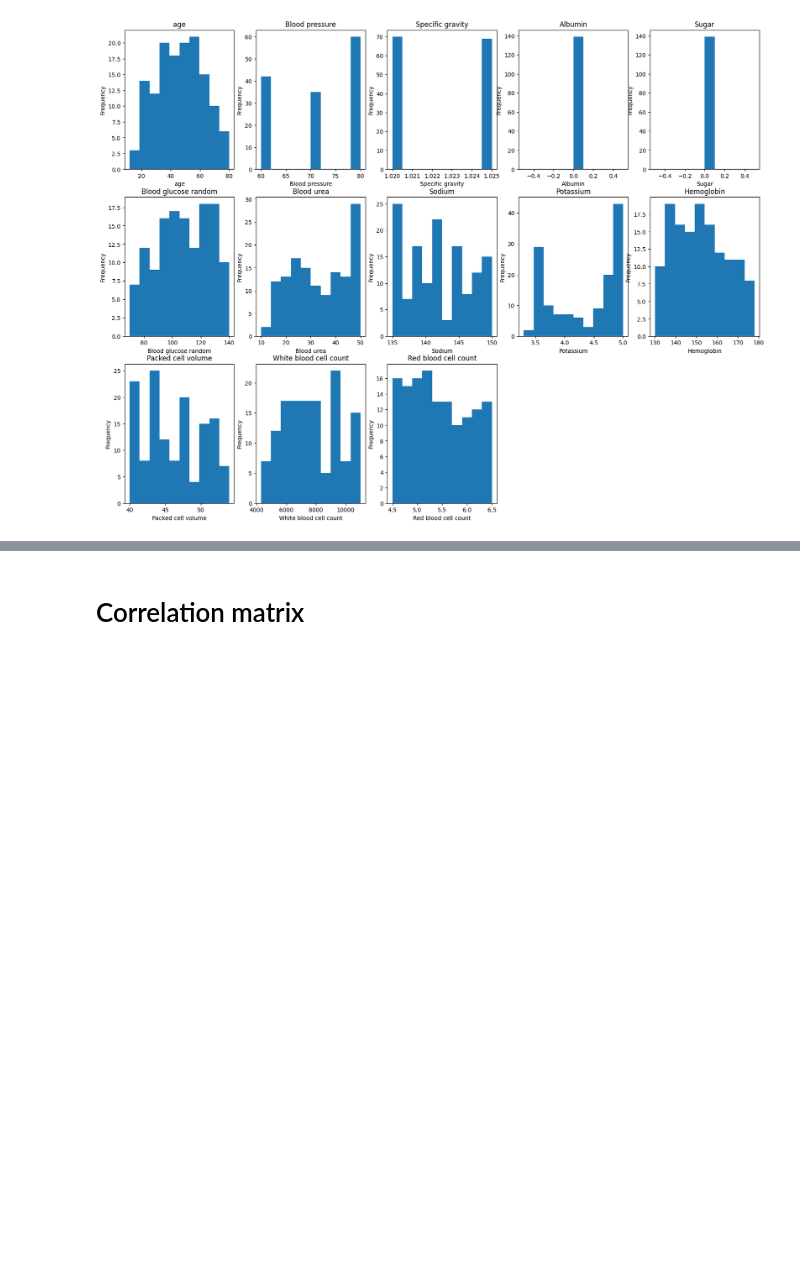
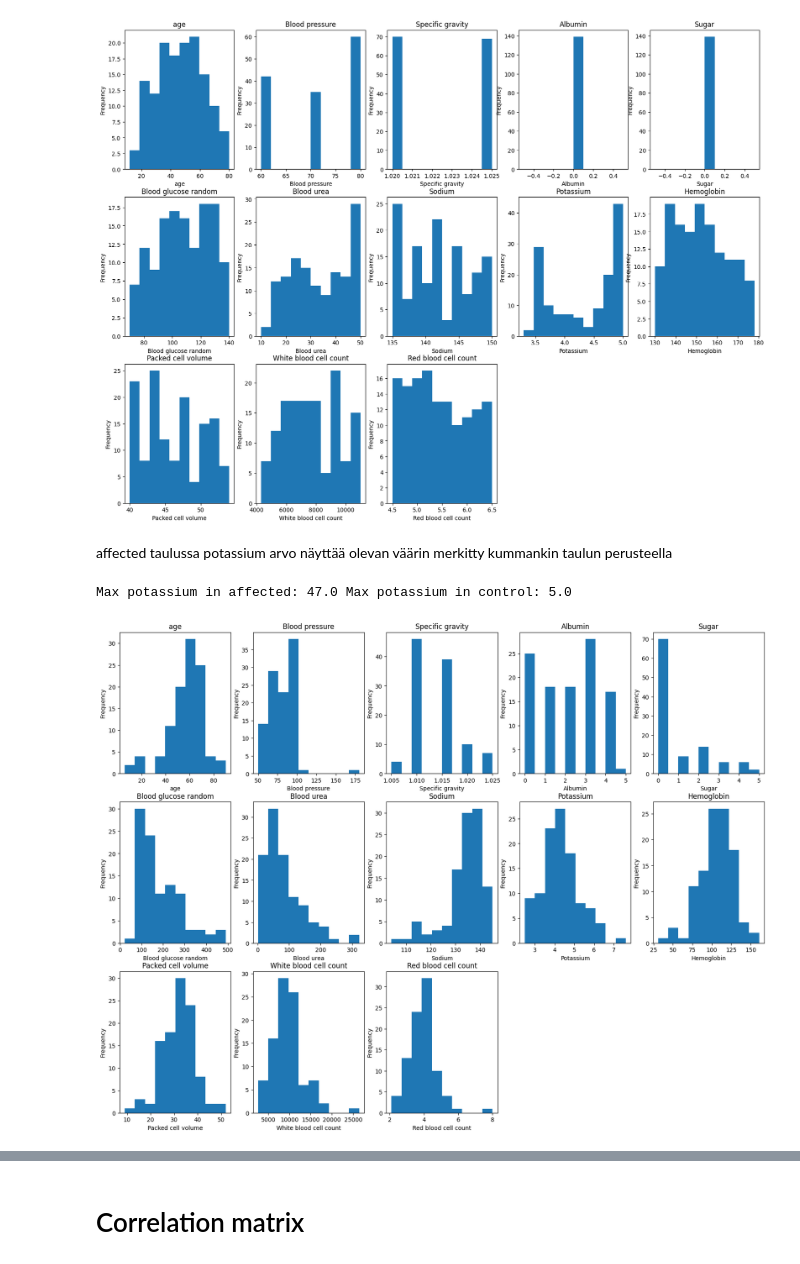
Before and after one commit to JarkkoKarki/Koneoppiminen, a Jupyter notebook: Teht/01_Data_preprocessing.ipynb, the cells around one changed output, grey strips where cells are left out. Drawn from its saved outputs; the diff is of its cells as text; code cells hidden in the pictures; blank space fills up the shorter version.

Commit message:
Changed data

```diff
--- a/Teht/01_Data_preprocessing.ipynb
+++ b/Teht/01_Data_preprocessing.ipynb
@@ -180,3 +180,9 @@ Control
 plot_data(control)
 # %% [output]
 [figure]
+# %% [markdown]
+affected taulussa potassium arvo näyttää olevan väärin merkitty kummankin taulun perusteella
+# %%
+print('Max potassium in affected:', affected['Potassium'].max(), 'Max potassium in control:', control['Potassium'].max())
+# %% [output]
+Max potassium in affected: 47.0 Max potassium in control: 5.0
@@ -182,0 +191,4 @@ plot_data(control)
+# %%
+plot_data(affected)
+# %% [output]
+[figure, added]
```
Also changed, not shown: parts of 7 cells of this notebook.
